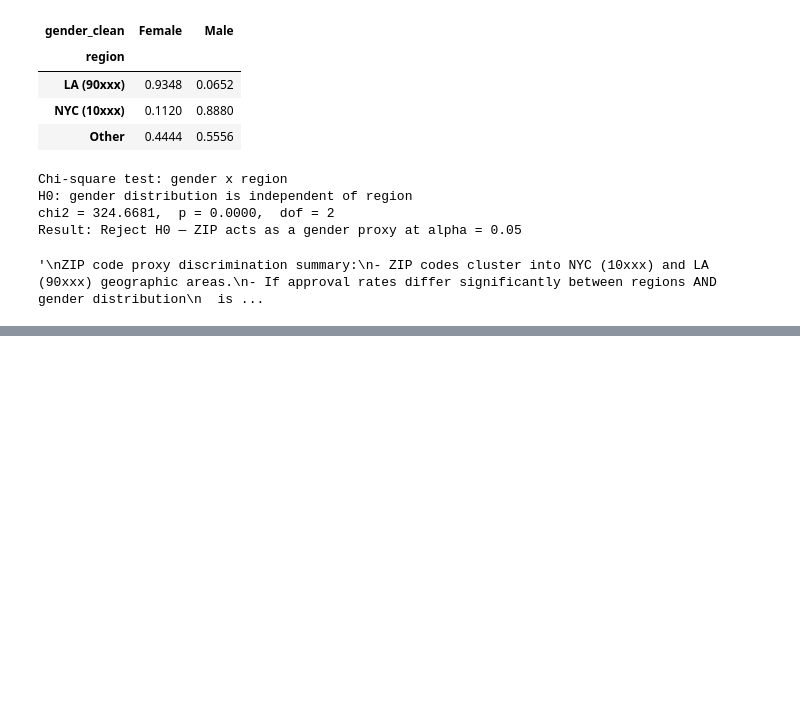
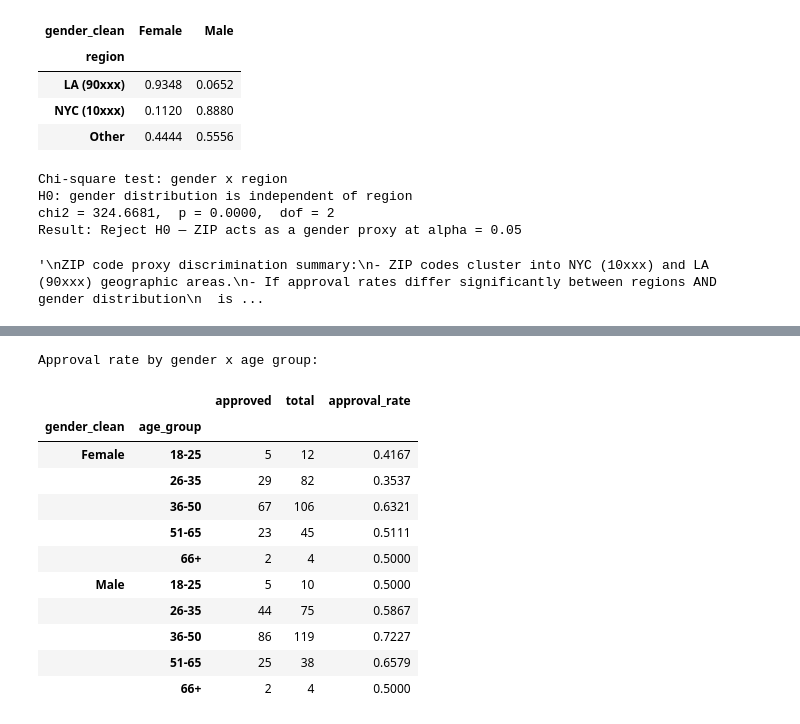
Before and after one commit to mchlkan/dego-2606-group3, a Jupyter notebook: notebooks/02-bias-analysis.ipynb, the cells around one changed output, grey strips where cells are left out. Drawn from its saved outputs; the diff is of its cells as text; code cells hidden in the pictures; blank space fills up the shorter version.

```diff
--- a/notebooks/02-bias-analysis.ipynb
+++ b/notebooks/02-bias-analysis.ipynb
@@ -438,0 +495,23 @@ and compare its coefficient against non-geographic financial predictors.
+# %%
+# approval rate by gender x age group
+interaction = (
+    df.groupby(["gender_clean", "age_group"], observed=True)["loan_approved"]
+    .agg(approved="sum", total="count", approval_rate="mean")
+    .assign(approval_rate=lambda x: x["approval_rate"].round(4))
+)
+print("Approval rate by gender x age group:")
+display(interaction)
+# %% [output]
+Approval rate by gender x age group:
+|  |  | approved | total | approval_rate |
+| gender_clean | age_group |  |  |  |
+| Female | 18-25 | 5 | 12 | 0.4167 |
+|  | 26-35 | 29 | 82 | 0.3537 |
+|  | 36-50 | 67 | 106 | 0.6321 |
+|  | 51-65 | 23 | 45 | 0.5111 |
+|  | 66+ | 2 | 4 | 0.5000 |
+| Male | 18-25 | 5 | 10 | 0.5000 |
+|  | 26-35 | 44 | 75 | 0.5867 |
+|  | 36-50 | 86 | 119 | 0.7227 |
+|  | 51-65 | 25 | 38 | 0.6579 |
+|  | 66+ | 2 | 4 | 0.5000 |
```
Also changed, not shown: parts of 11 cells of this notebook.
